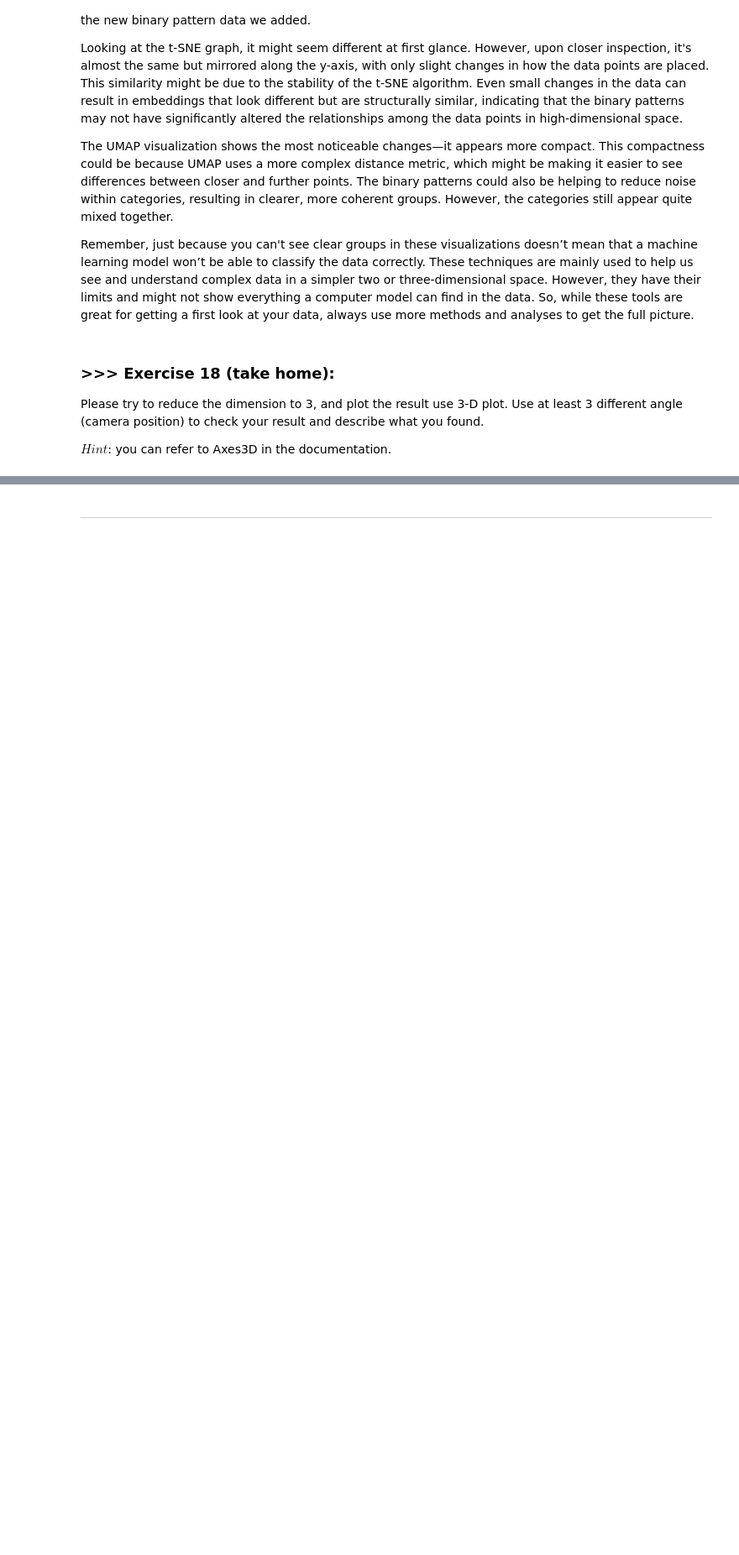
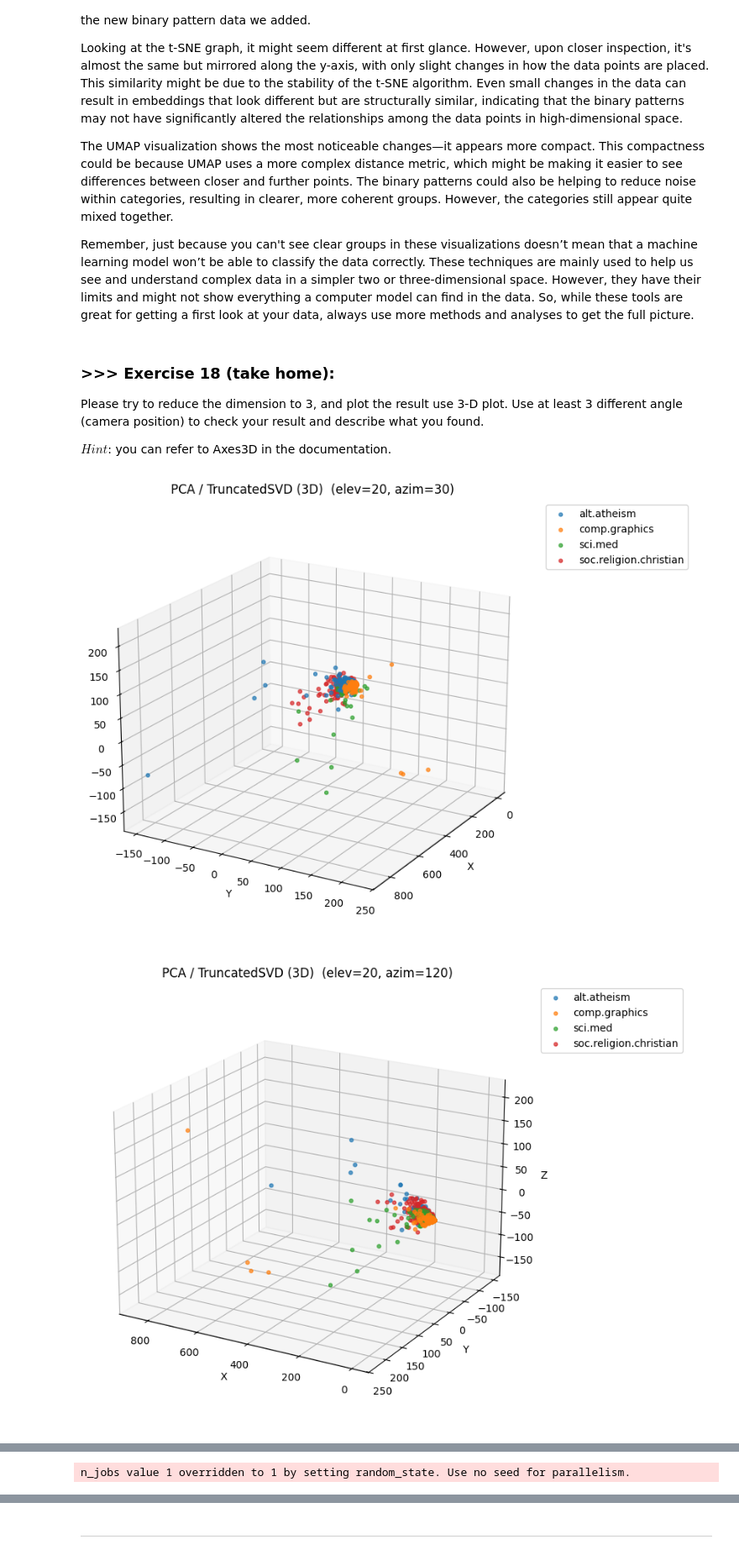
Before and after one commit to Linszuchi047/DM2025-Lab1-Exercise, a Jupyter notebook: DM2025-Lab1-Master.ipynb, the cells around one changed output, grey strips where cells are left out. Shown at 84% size. Cells and saved outputs as stored; diff of their text form; code cells hidden in the pictures; blank space fills up the shorter version.

```diff
--- a/DM2025-Lab1-Master.ipynb
+++ b/DM2025-Lab1-Master.ipynb
@@ -2068,0 +2237,54 @@ $Hint$: you can refer to Axes3D in the documentation.
+# %%
+#Answer Here
+import numpy as np
+import matplotlib.pyplot as plt
+from sklearn.decomposition import PCA, TruncatedSVD
+from sklearn.manifold import TSNE
+import umap
+
+DATA = augmented_df.values
+labels = X['category_name'].values
+cats = np.unique(labels)
+
+
+def plot_3d(emb3, title, angles=[(20,30),(20,120),(20,210)]):
+    from mpl_toolkits.mplot3d import Axes3D  # noqa: F401  (for 3D)
+    for elev, azim in angles:
+        fig = plt.figure(figsize=(8,7))
+        ax = fig.add_subplot(111, projection='3d')
+        for cat in cats:
+            idx = (labels == cat)
+            ax.scatter(emb3[idx,0], emb3[idx,1], emb3[idx,2], s=12, label=cat, alpha=0.7)
+        ax.set_title(f"{title}  (elev={elev}, azim={azim})")
+        ax.set_xlabel('X'); ax.set_ylabel('Y'); ax.set_zlabel('Z')
+        ax.view_init(elev=elev, azim=azim)
+        ax.legend(loc='upper left', bbox_to_anchor=(1.02,1.0))
+        ax.grid(True, linestyle=':')
+        plt.tight_layout()
+        plt.show()
+
+# PCA
+use_svd_for_sparse = True
+if use_svd_for_sparse:
+    pca3 = TruncatedSVD(n_components=3, random_state=0)  # LSA-like
+    emb_pca3 = pca3.fit_transform(DATA)
+else:
+    pca3 = PCA(n_components=3, random_state=0)
+    emb_pca3 = pca3.fit_transform(DATA)
+plot_3d(emb_pca3, "PCA / TruncatedSVD (3D)")
+
+#t-SNE（3 維）----
+emb_tsne3 = TSNE(n_components=3, random_state=0, perplexity=30, learning_rate='auto', init='pca').fit_transform(DATA)
+plot_3d(emb_tsne3, "t-SNE (3D)")
+
+# UMAP（3 維）----
+emb_umap3 = umap.UMAP(n_components=3, n_neighbors=15, min_dist=0.1, random_state=0).fit_transform(DATA)
+plot_3d(emb_umap3, "UMAP (3D)")
+
+# Across the six 3D plots, PCA shows most points tightly clustered with little visible separation between categories.
+# t-SNE produces a more spherical and scattered distribution, revealing local groupings but still with strong overlap.
+# UMAP appears more compact and layered, showing slightly clearer separation between some categories.
+# Overall, none of the methods achieve distinct clusters, indicating high similarity among the text data.
+# %% [output]
+[figure, added]
+[figure, added]
@@ -2068,0 +2295 @@ $Hint$: you can refer to Axes3D in the documentation.
+n_jobs value 1 overridden to 1 by setting random_state. Use no seed for parallelism.
```
Also changed, not shown: parts of 20 cells of this notebook, 3 other files.
